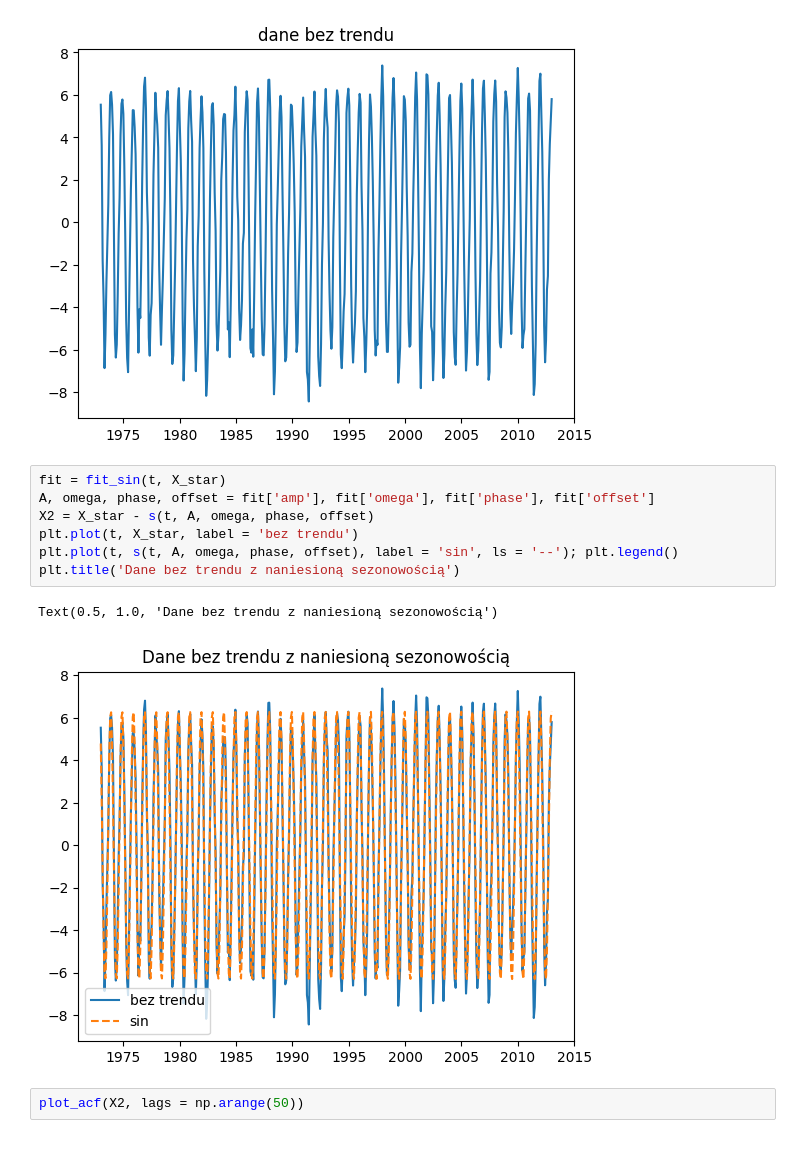
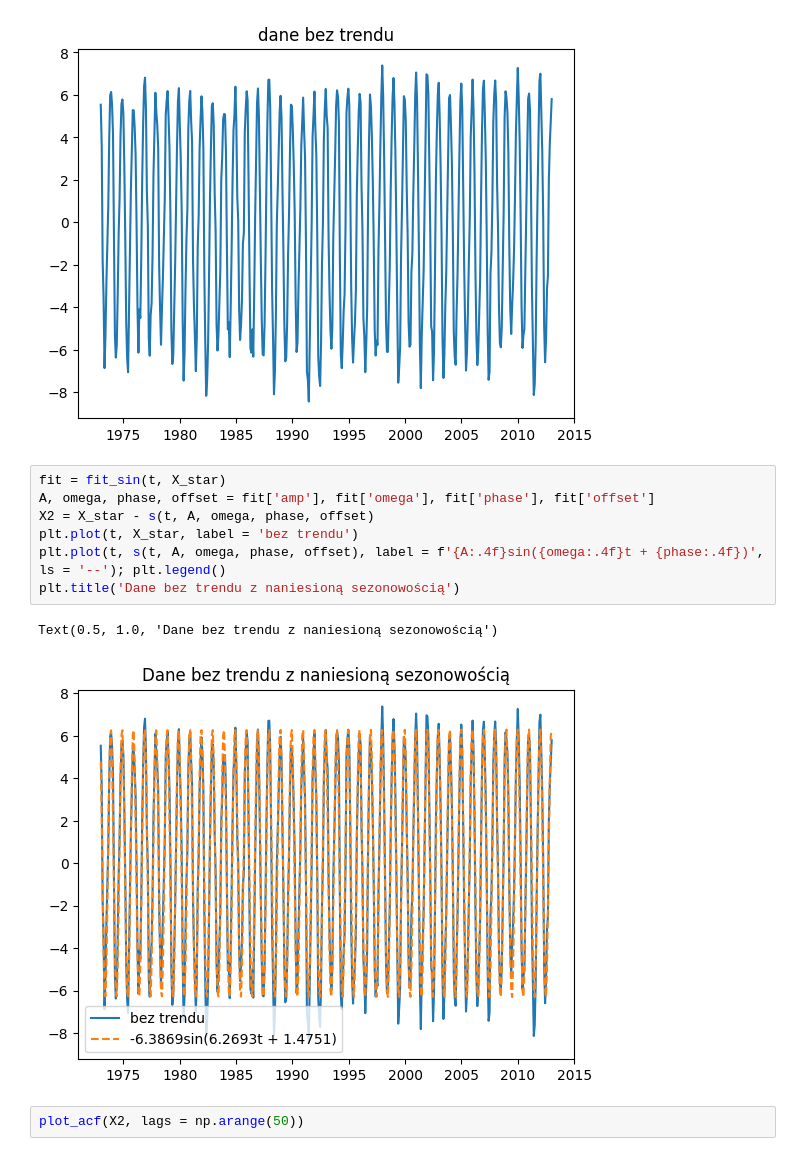
Before and after one commit to MariaNowacka/raport_kaszcz, a Jupyter notebook: sprawko.ipynb, the cells around one changed output. Saved outputs shown, nothing was run; the diff lists cells and outputs as text.

```diff
--- a/sprawko.ipynb
+++ b/sprawko.ipynb
@@ -166,13 +167,13 @@ Text(0.5, 1.0, 'dane bez trendu')
 # %%
 fit = fit_sin(t, X_star)
 A, omega, phase, offset = fit['amp'], fit['omega'], fit['phase'], fit['offset']
 X2 = X_star - s(t, A, omega, phase, offset)
 plt.plot(t, X_star, label = 'bez trendu')
-plt.plot(t, s(t, A, omega, phase, offset), label = 'sin', ls = '--'); plt.legend()
+plt.plot(t, s(t, A, omega, phase, offset), label = f'{A:.4f}sin({omega:.4f}t + {phase:.4f})', ls = '--'); plt.legend()
 plt.title('Dane bez trendu z naniesioną sezonowością')
 # %% [output]
 Text(0.5, 1.0, 'Dane bez trendu z naniesioną sezonowością')
-[figure, old version]
+[figure, new version]
 # %%
 plot_acf(X2, lags = np.arange(50))
 # %% [output]
```
Also changed, not shown: parts of 11 cells of this notebook.
